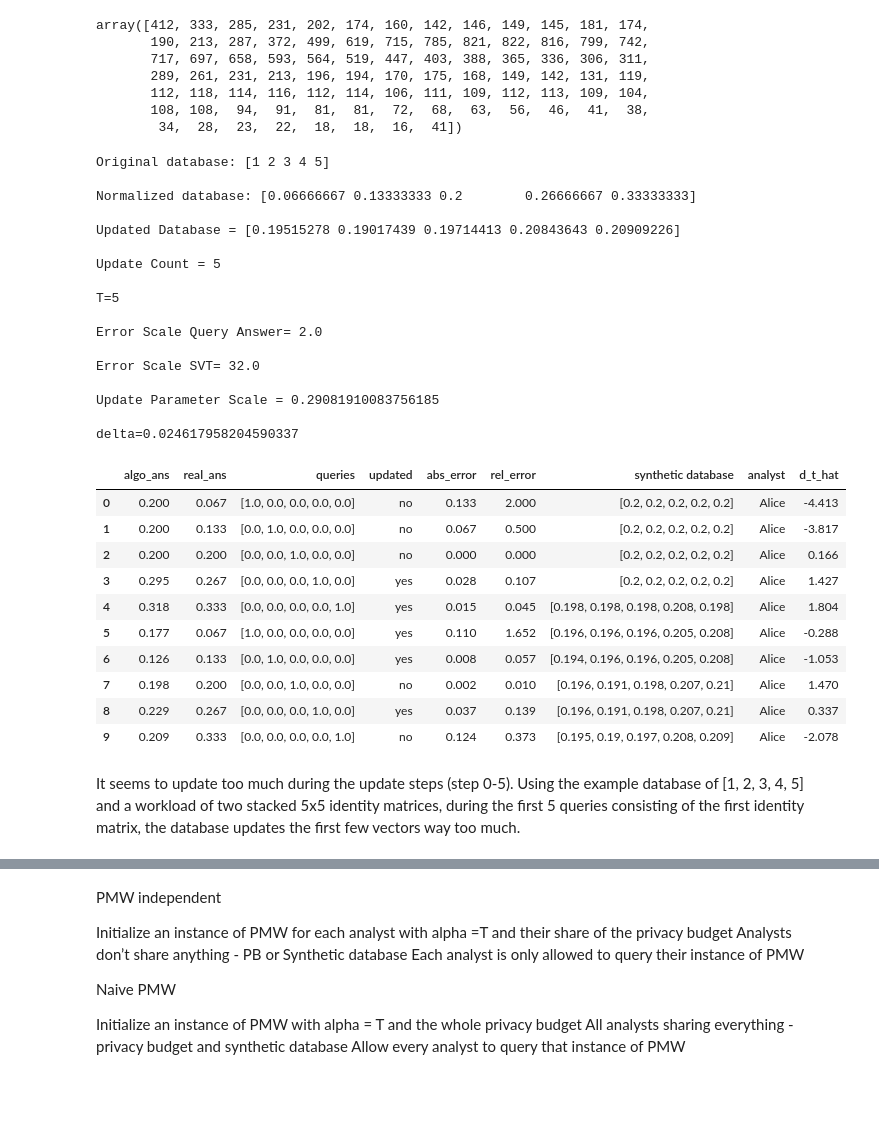
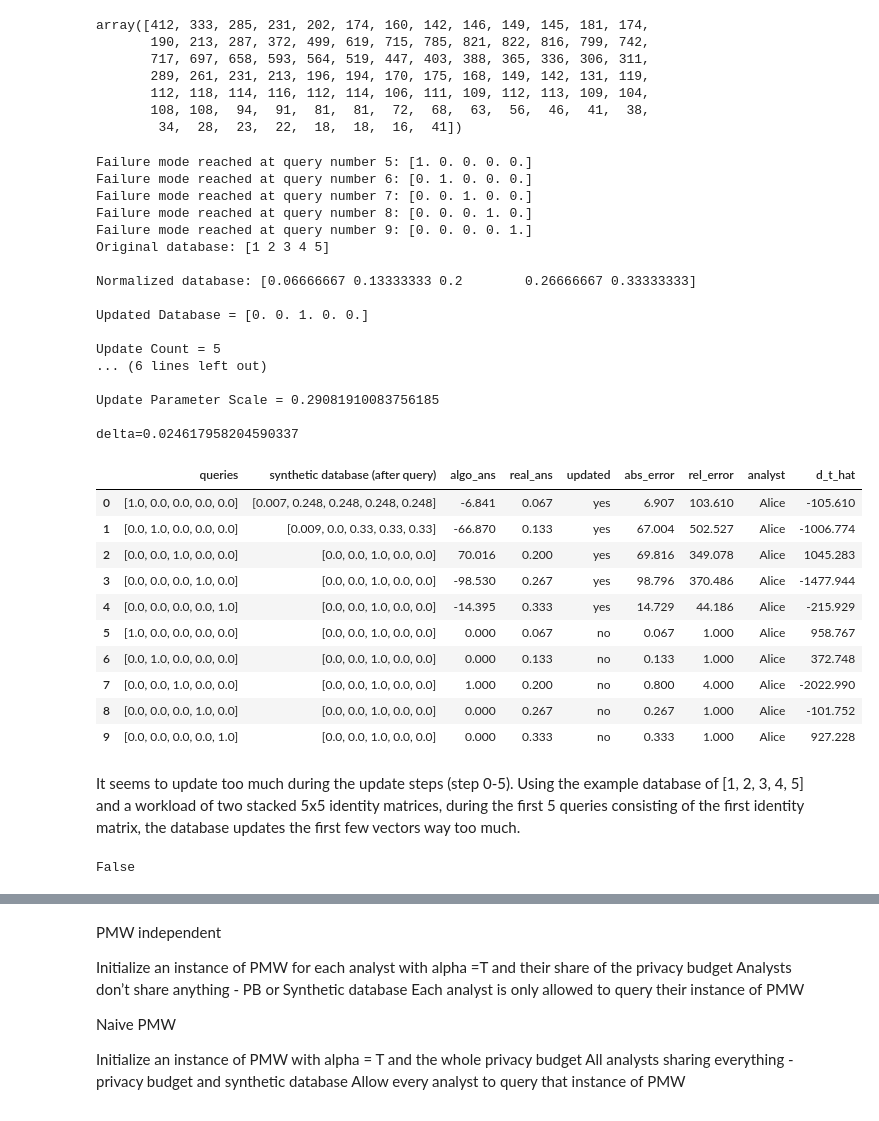
Before and after one commit to yikai-wu/Multi-Analyst-DP, a Jupyter notebook: src/online/pmw-versions.ipynb, the cells around one changed output, grey strips where cells are left out. Cells and saved outputs as stored; diff of their text form; code cells hidden in the pictures.

Commit message:
Finish Implementing all 3 PMW, set default k for naive pmw
Next steps:
- Fix default k for split
- Generate random orderings
- Run experiments with the workloads and the 3 PMW’s

```diff
--- a/src/online/pmw-versions.ipynb
+++ b/src/online/pmw-versions.ipynb
@@ -225,67 +223,72 @@ def pmw_split(workload, x, analyst_labels, T=5, eps=0.01, k=5, show_messages=Tru
     if to_return == "pd":
         # hacky fix: remove the first synthetic database to keep length of lists consistent with the
         # other lists that comprise of the pandas dataframe
-        x_list.pop(len(x_list) - 1).tolist()
+        x_list.pop(0).tolist()
         d = {
+            'queries': workload.tolist(),
+            'synthetic database (after query)': x_list,
             'algo_ans': pmw_answers,
             'real_ans': real_ans.tolist(),
-            'queries': workload.tolist(),
             'updated': update_list,
             'abs_error': abs_error,
             'rel_error': rel_error,
-            'synthetic database': x_list,
             'analyst': analyst_labels,
             'd_t_hat': d_t_hat_list,
 
              }
         test_data = pd.DataFrame(data=d)
         test_data = test_data.round(3)
         return test_data
 
     # return dictionary of absolute errors
     if to_return == "error":
         d = {'analyst': analyst_labels,
              'abs_error': abs_error,
              'rel_error': rel_error,}
         data = pd.DataFrame(data=d)
         data = data.round(3)
 
         analyst_error = {}
         for analyst in list(set(analyst_labels)):
             analyst_error[analyst] = data[data.analyst==analyst]['abs_error'].sum()
         return analyst_error
 
 x_example = np.array([1, 2, 3, 4, 5])
-pmw_split(np.vstack((online_workloads.identity(5), online_workloads.identity(5))), x_example, ['Alice'] * 10, eps=10)
+pmw_split(np.vstack((online_workloads.identity(5), online_workloads.identity(5))), x_example, ['Alice'] * 10, eps=0.01)
 # %% [output]
+Failure mode reached at query number 5: [1. 0. 0. 0. 0.]
+Failure mode reached at query number 6: [0. 1. 0. 0. 0.]
+Failure mode reached at query number 7: [0. 0. 1. 0. 0.]
+Failure mode reached at query number 8: [0. 0. 0. 1. 0.]
+Failure mode reached at query number 9: [0. 0. 0. 0. 1.]
 Original database: [1 2 3 4 5]
 
 Normalized database: [0.06666667 0.13333333 0.2        0.26666667 0.33333333]
 
-Updated Database = [0.19515278 0.19017439 0.19714413 0.20843643 0.20909226]
+Updated Database = [0. 0. 1. 0. 0.]
 
 Update Count = 5
-
-T=5
-
-Error Scale Query Answer= 2.0
-
-Error Scale SVT= 32.0
+... (6 lines left out)
 
 Update Parameter Scale = 0.29081910083756185
 
 delta=0.024617958204590337
-|  | algo_ans | real_ans | queries | updated | abs_error | rel_error | synthetic database | analyst | d_t_hat |
-| 0 | 0.200 | 0.067 | [1.0, 0.0, 0.0, 0.0, 0.0] | no | 0.133 | 2.000 | [0.2, 0.2, 0.2, 0.2, 0.2] | Alice | -4.413 |
-| 1 | 0.200 | 0.133 | [0.0, 1.0, 0.0, 0.0, 0.0] | no | 0.067 | 0.500 | [0.2, 0.2, 0.2, 0.2, 0.2] | Alice | -3.817 |
-| 2 | 0.200 | 0.200 | [0.0, 0.0, 1.0, 0.0, 0.0] | no | 0.000 | 0.000 | [0.2, 0.2, 0.2, 0.2, 0.2] | Alice | 0.166 |
-| 3 | 0.295 | 0.267 | [0.0, 0.0, 0.0, 1.0, 0.0] | yes | 0.028 | 0.107 | [0.2, 0.2, 0.2, 0.2, 0.2] | Alice | 1.427 |
-| 4 | 0.318 | 0.333 | [0.0, 0.0, 0.0, 0.0, 1.0] | yes | 0.015 | 0.045 | [0.198, 0.198, 0.198, 0.208, 0.198] | Alice | 1.804 |
-| 5 | 0.177 | 0.067 | [1.0, 0.0, 0.0, 0.0, 0.0] | yes | 0.110 | 1.652 | [0.196, 0.196, 0.196, 0.205, 0.208] | Alice | -0.288 |
-| 6 | 0.126 | 0.133 | [0.0, 1.0, 0.0, 0.0, 0.0] | yes | 0.008 | 0.057 | [0.194, 0.196, 0.196, 0.205, 0.208] | Alice | -1.053 |
-| 7 | 0.198 | 0.200 | [0.0, 0.0, 1.0, 0.0, 0.0] | no | 0.002 | 0.010 | [0.196, 0.191, 0.198, 0.207, 0.21] | Alice | 1.470 |
-| 8 | 0.229 | 0.267 | [0.0, 0.0, 0.0, 1.0, 0.0] | yes | 0.037 | 0.139 | [0.196, 0.191, 0.198, 0.207, 0.21] | Alice | 0.337 |
-| 9 | 0.209 | 0.333 | [0.0, 0.0, 0.0, 0.0, 1.0] | no | 0.124 | 0.373 | [0.195, 0.19, 0.197, 0.208, 0.209] | Alice | -2.078 |
+|  | queries | synthetic database (after query) | algo_ans | real_ans | updated | abs_error | rel_error | analyst | d_t_hat |
+| 0 | [1.0, 0.0, 0.0, 0.0, 0.0] | [0.007, 0.248, 0.248, 0.248, 0.248] | -6.841 | 0.067 | yes | 6.907 | 103.610 | Alice | -105.610 |
+| 1 | [0.0, 1.0, 0.0, 0.0, 0.0] | [0.009, 0.0, 0.33, 0.33, 0.33] | -66.870 | 0.133 | yes | 67.004 | 502.527 | Alice | -1006.774 |
+| 2 | [0.0, 0.0, 1.0, 0.0, 0.0] | [0.0, 0.0, 1.0, 0.0, 0.0] | 70.016 | 0.200 | yes | 69.816 | 349.078 | Alice | 1045.283 |
+| 3 | [0.0, 0.0, 0.0, 1.0, 0.0] | [0.0, 0.0, 1.0, 0.0, 0.0] | -98.530 | 0.267 | yes | 98.796 | 370.486 | Alice | -1477.944 |
+| 4 | [0.0, 0.0, 0.0, 0.0, 1.0] | [0.0, 0.0, 1.0, 0.0, 0.0] | -14.395 | 0.333 | yes | 14.729 | 44.186 | Alice | -215.929 |
+| 5 | [1.0, 0.0, 0.0, 0.0, 0.0] | [0.0, 0.0, 1.0, 0.0, 0.0] | 0.000 | 0.067 | no | 0.067 | 1.000 | Alice | 958.767 |
+| 6 | [0.0, 1.0, 0.0, 0.0, 0.0] | [0.0, 0.0, 1.0, 0.0, 0.0] | 0.000 | 0.133 | no | 0.133 | 1.000 | Alice | 372.748 |
+| 7 | [0.0, 0.0, 1.0, 0.0, 0.0] | [0.0, 0.0, 1.0, 0.0, 0.0] | 1.000 | 0.200 | no | 0.800 | 4.000 | Alice | -2022.990 |
+| 8 | [0.0, 0.0, 0.0, 1.0, 0.0] | [0.0, 0.0, 1.0, 0.0, 0.0] | 0.000 | 0.267 | no | 0.267 | 1.000 | Alice | -101.752 |
+| 9 | [0.0, 0.0, 0.0, 0.0, 1.0] | [0.0, 0.0, 1.0, 0.0, 0.0] | 0.000 | 0.333 | no | 0.333 | 1.000 | Alice | 927.228 |
 # %% [markdown]
 It seems to update too much during the update steps (step 0-5). Using the example database of [1, 2, 3, 4, 5] and a workload of two stacked 5x5 identity matrices, during the first 5 queries consisting of the first identity matrix, the database updates the first few vectors way too much.
+# %%
+a = 5
+a == None
+# %% [output]
+False
 # %%
```
Also changed, not shown: parts of 5 cells of this notebook, 1 other file.
